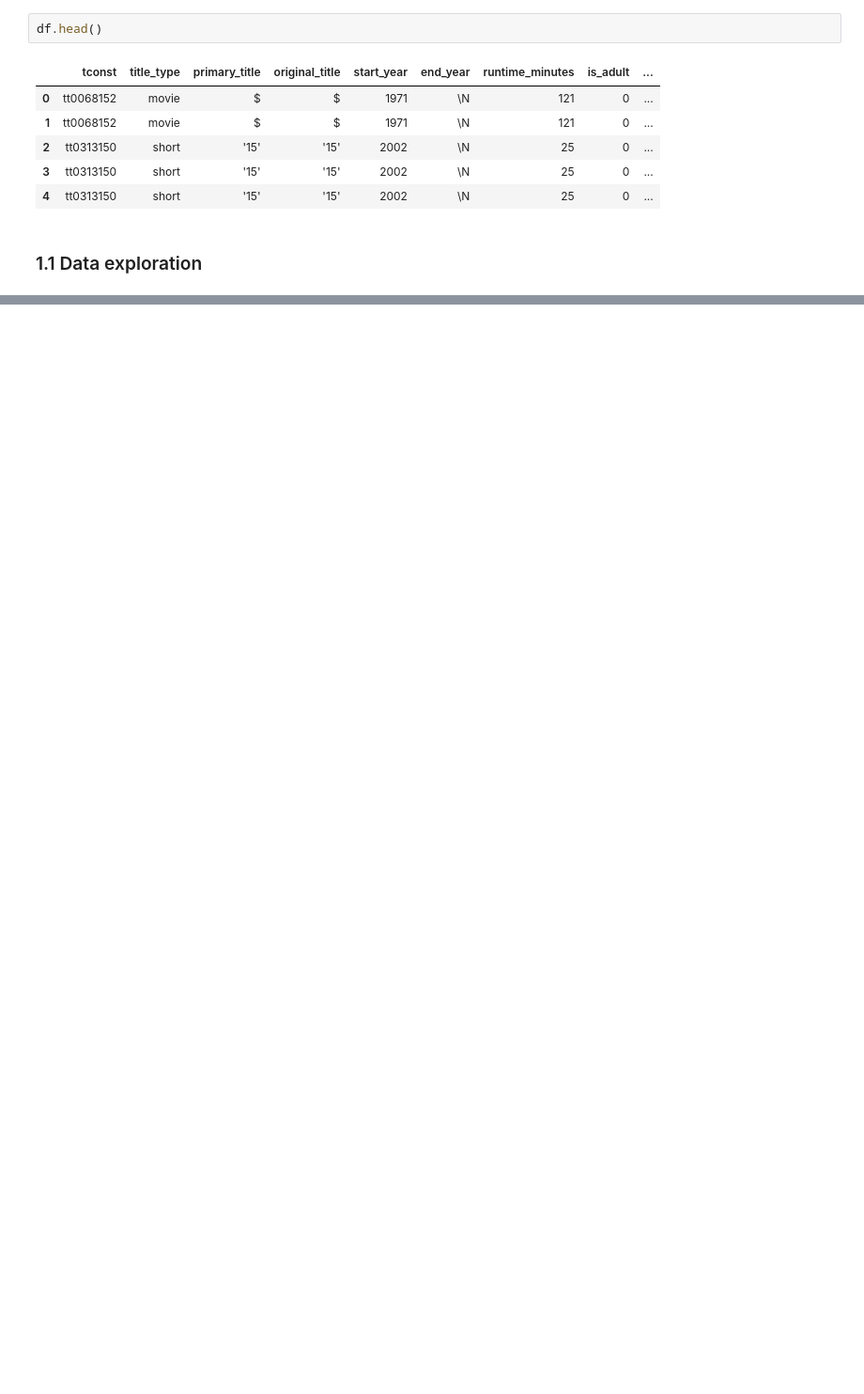
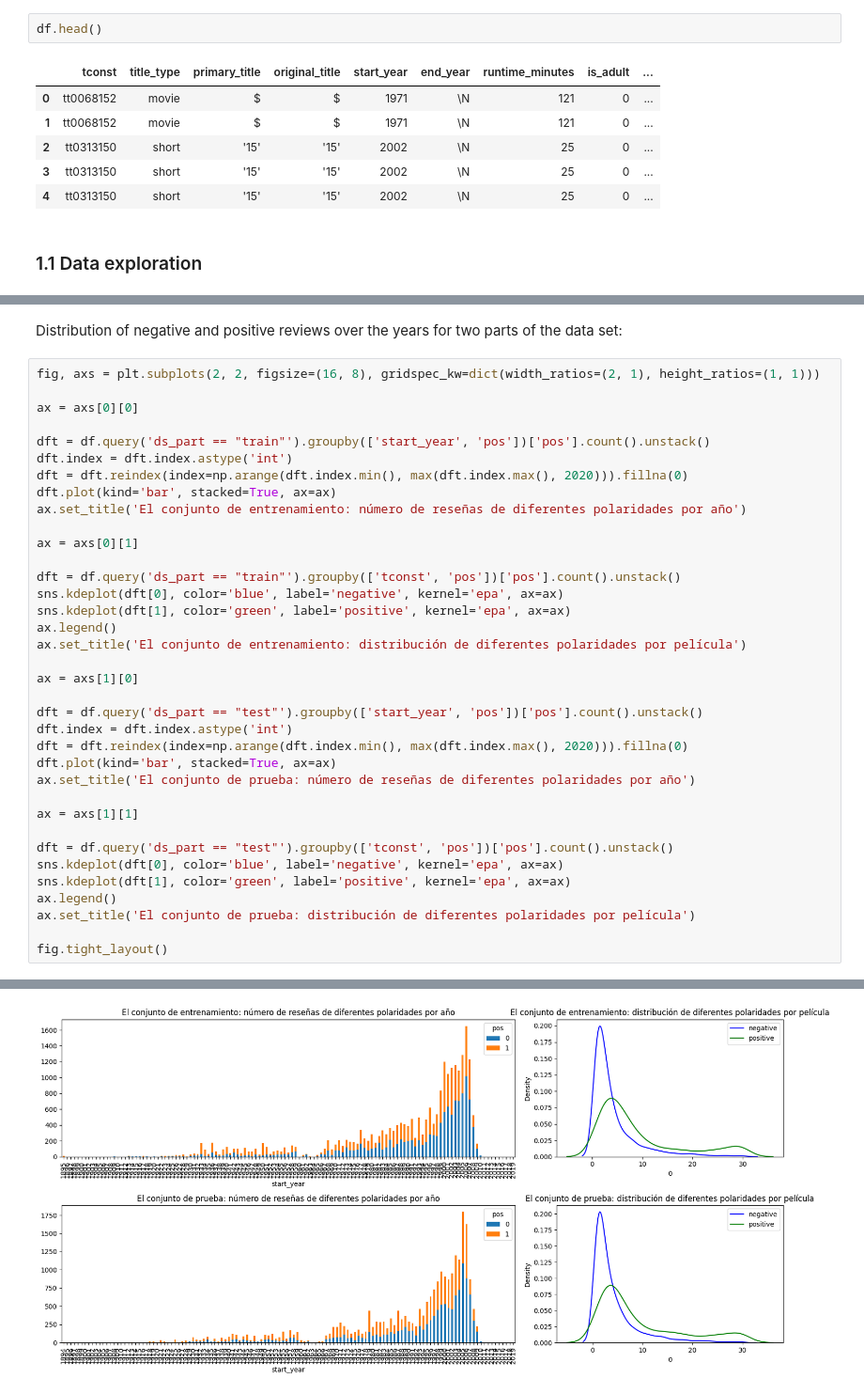
Before and after one commit to Vincent-Ambrose/Movies, a Jupyter notebook: movies.ipynb, the cells around one changed output, grey strips where cells are left out. Shown: that part at 94% size. Cells and saved outputs as stored; diff of their text form; blank space fills up the shorter version.

```diff
--- a/movies.ipynb
+++ b/movies.ipynb
@@ -73,0 +148,39 @@ The dataset contains the following fields:
+# %% [markdown]
+Distribution of negative and positive reviews over the years for two parts of the data set:
+# %%
+fig, axs = plt.subplots(2, 2, figsize=(16, 8), gridspec_kw=dict(width_ratios=(2, 1), height_ratios=(1, 1)))
+
+ax = axs[0][0]
+
+dft = df.query('ds_part == "train"').groupby(['start_year', 'pos'])['pos'].count().unstack()
+dft.index = dft.index.astype('int')
+dft = dft.reindex(index=np.arange(dft.index.min(), max(dft.index.max(), 2020))).fillna(0)
+dft.plot(kind='bar', stacked=True, ax=ax)
+ax.set_title('El conjunto de entrenamiento: número de reseñas de diferentes polaridades por año')
+
+ax = axs[0][1]
+
+dft = df.query('ds_part == "train"').groupby(['tconst', 'pos'])['pos'].count().unstack()
+sns.kdeplot(dft[0], color='blue', label='negative', kernel='epa', ax=ax)
+sns.kdeplot(dft[1], color='green', label='positive', kernel='epa', ax=ax)
+ax.legend()
+ax.set_title('El conjunto de entrenamiento: distribución de diferentes polaridades por película')
+
+ax = axs[1][0]
+
+dft = df.query('ds_part == "test"').groupby(['start_year', 'pos'])['pos'].count().unstack()
+dft.index = dft.index.astype('int')
+dft = dft.reindex(index=np.arange(dft.index.min(), max(dft.index.max(), 2020))).fillna(0)
+dft.plot(kind='bar', stacked=True, ax=ax)
+ax.set_title('El conjunto de prueba: número de reseñas de diferentes polaridades por año')
+
+ax = axs[1][1]
+
+dft = df.query('ds_part == "test"').groupby(['tconst', 'pos'])['pos'].count().unstack()
+sns.kdeplot(dft[0], color='blue', label='negative', kernel='epa', ax=ax)
+sns.kdeplot(dft[1], color='green', label='positive', kernel='epa', ax=ax)
+ax.legend()
+ax.set_title('El conjunto de prueba: distribución de diferentes polaridades por película')
+
+fig.tight_layout()
+# %% [output]
@@ -73,0 +206 @@ The dataset contains the following fields:
+[figure, added]
```
Also changed, not shown: parts of 16 cells of this notebook.
